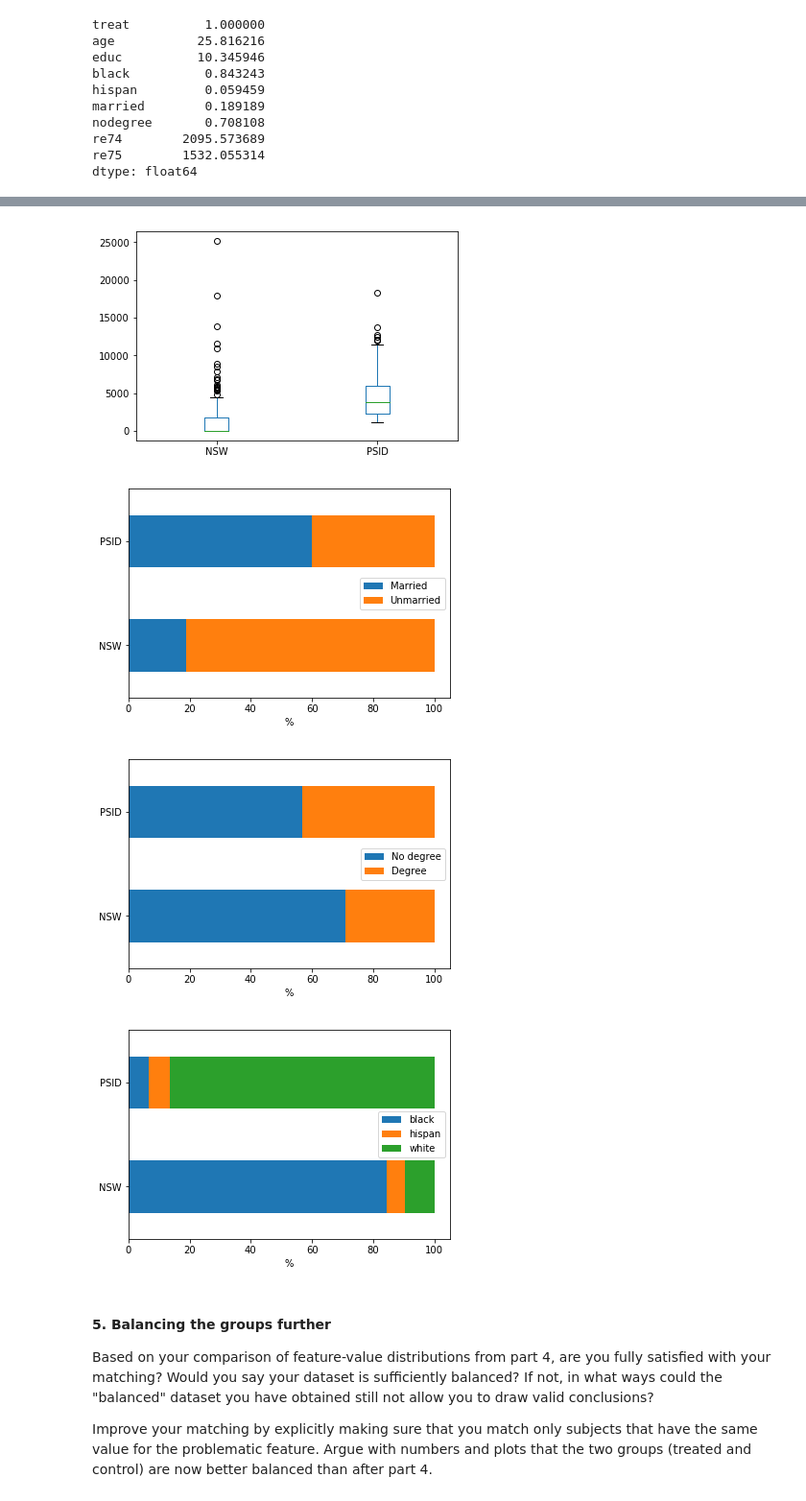
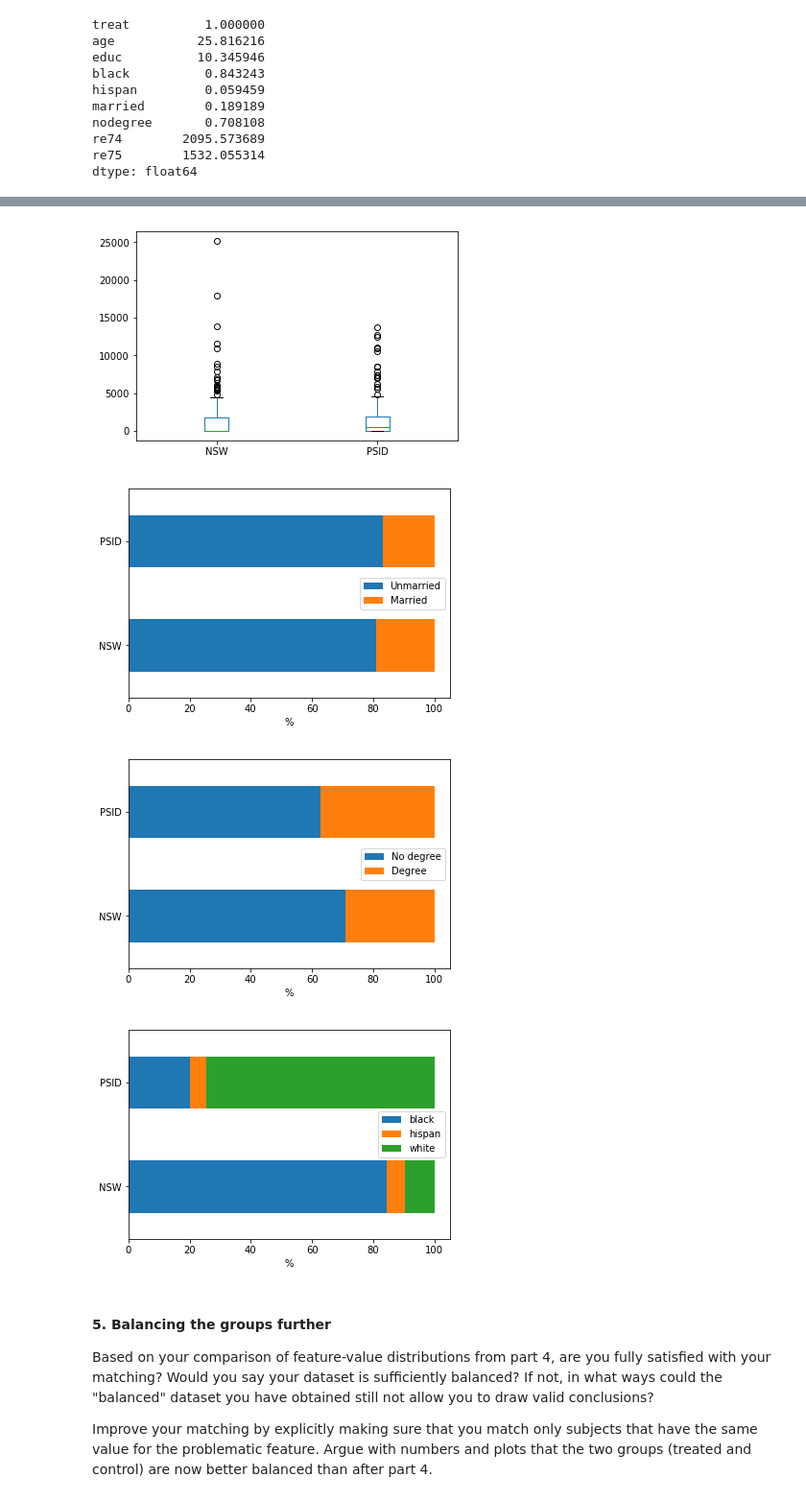
Before and after one commit to matthieuDev/ADA2017, a Jupyter notebook: 04 - Applied ML/Homework 4.ipynb, the cells around one changed output, grey strips where cells are left out. Shown: that part at 96% size. Saved outputs shown, nothing was run; the diff lists cells and outputs as text; code cells hidden in the pictures.

```diff
--- a/04 - Applied ML/Homework 4.ipynb
+++ b/04 - Applied ML/Homework 4.ipynb
@@ -339,19 +330,19 @@ Because most of the group values are 0 we can group all the peoples of NSW with
 # %%
 propensity_NSW = propensity_data[( propensity_data['treat'] == 1 )  ]
 propensity_PSID = propensity_data[( propensity_data['treat'] == 0 )]
+pNSW_length = len(propensity_NSW)
+pPSID_length = len(propensity_PSID)
 
-reg_NSW_non_null =  propensity_NSW [ (propensity_NSW['re78reg'] != 0) ]['re78reg']
+
 
 reg_NSW = propensity_NSW['re78reg']
 reg_PSID = propensity_PSID['re78reg']
 
-edges = [(x,y) for x in reg_NSW_non_null for y in reg_PSID ]
+edges = [(idx,idy,{'weight' : 1-abs(x['re78reg']-y['re78reg'])}) for (idx , x) in propensity_NSW.iterrows() for (idy , y) in propensity_PSID.iterrows() ]
 
 graph = nx.Graph()
-graph.add_nodes_from(reg_NSW_non_null.values, bipartite=0)
-graph.add_nodes_from(reg_PSID.values, bipartite=1)
+
+
 graph.add_edges_from(edges)
 
-dico_matching = nx.bipartite.maximum_matching(graph)
-
-dico_matching
+dico_matching = nx.max_weight_matching(graph , maxcardinality = True)
@@ -394,0 +349,3 @@ matched_data .head()
+# %%
+matched_data = propensity_data[propensity_data.index.isin(list(dico_matching))]
+matched_data.head()
@@ -464,7 +428,7 @@ plt.figure(303).clear()
 
 pd.DataFrame(data={'NSW': matched_NSW['re75'], 'PSID': matched_PSID['re75']}).plot(kind='box').figure
 # %% [output]
-[figure, old version]
+[figure, new version]
 # %%
 plt.figure(304).clear()
 
@@ -476,7 +440,7 @@ married_PSID *= 100 / married_PSID.sum()
 
 pd.DataFrame(data={'NSW': married_NSW, 'PSID': married_PSID}).T.plot(kind='barh', stacked=True).set_xlabel("%").figure
 # %% [output]
-[figure, old version]
+[figure, new version]
 # %%
 plt.figure(305).clear()
 
@@ -488,17 +452,19 @@ degree_PSID *= 100 / degree_PSID.sum()
 
 pd.DataFrame(data={'NSW': degree_NSW, 'PSID': degree_PSID}).T.plot(kind='barh', stacked=True).set_xlabel("%").figure
 # %% [output]
-[figure, old version]
+[figure, new version]
 # %%
+plt.figure(305).clear()
+
 race_NSW = matched_NSW[data_NSW.columns[4:6]].sum()
 race_PSID = matched_PSID[data_PSID.columns[4:6]].sum()
 
 race_NSW = race_NSW.append(pd.Series(len(data_NSW) - race_NSW.sum(), index=["white"]))
 race_PSID = race_PSID.append(pd.Series(len(data_PSID) - race_PSID.sum(), index=["white"]))
 
 race_NSW *= 100 / race_NSW.sum()
 race_PSID *= 100 / race_PSID.sum()
 
 pd.DataFrame(data={'NSW': race_NSW, 'PSID': race_PSID}).T.plot(kind='barh', stacked=True).set_xlabel("%").figure
 # %% [output]
-[figure, old version]
+[figure, new version]
```
Also changed, not shown: parts of 14 cells of this notebook.
